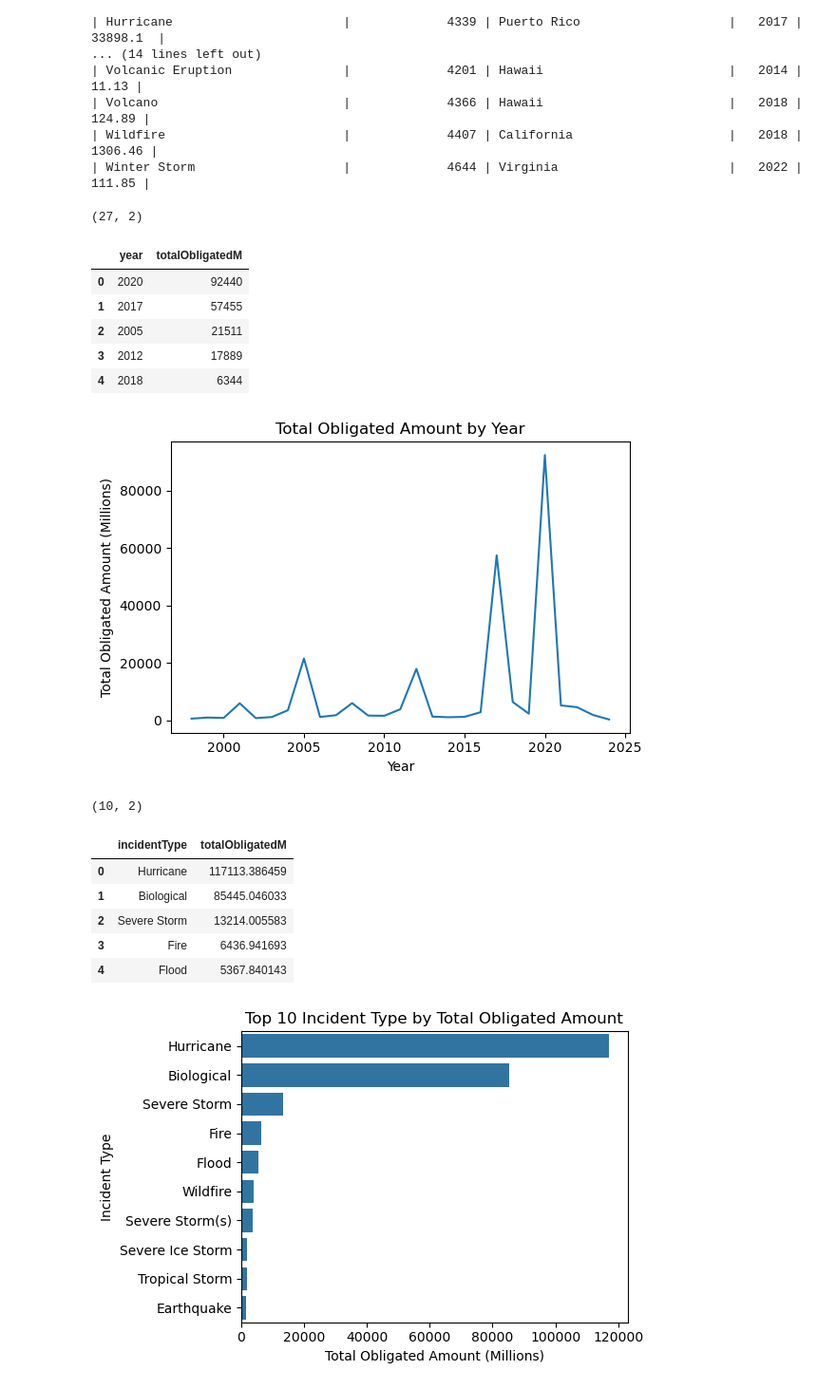
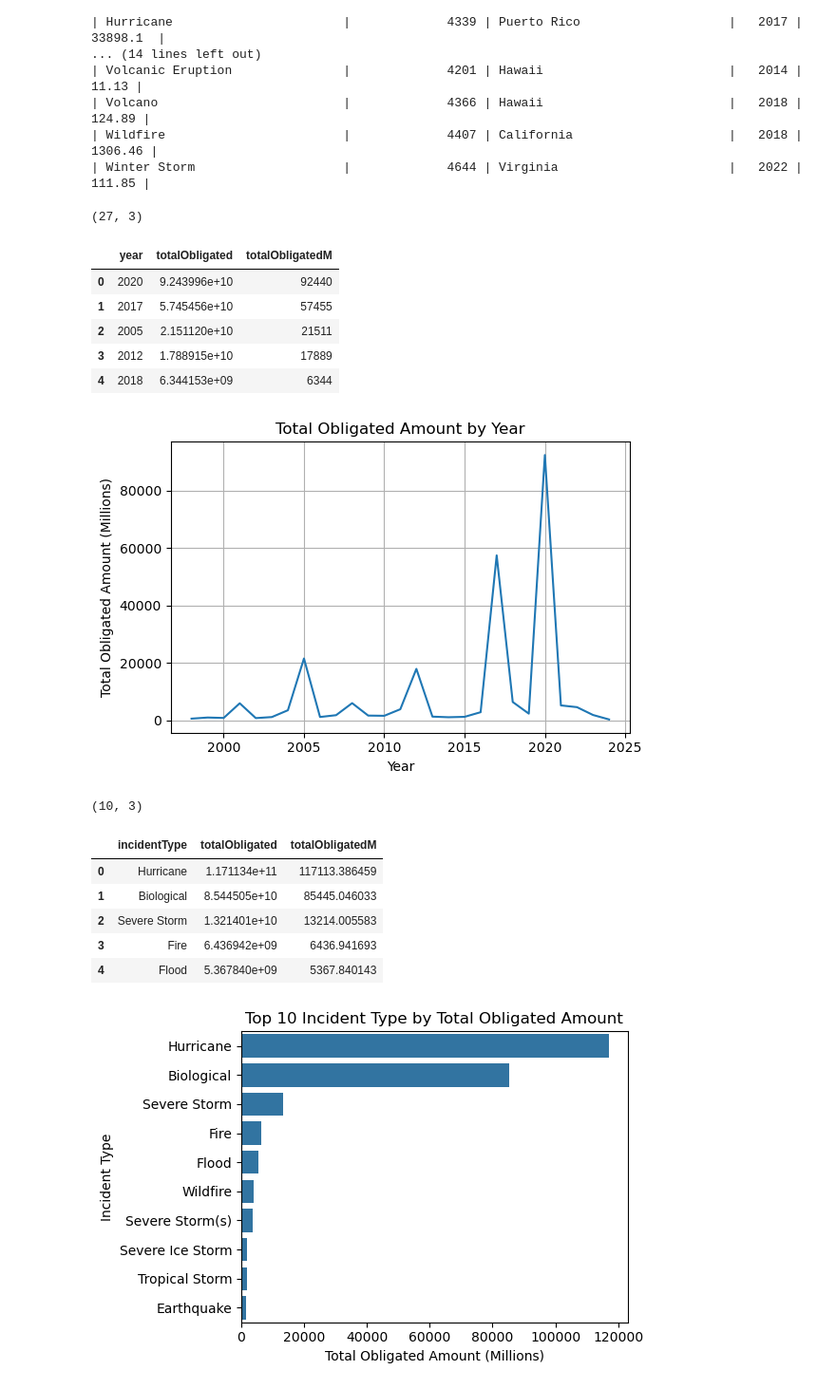
Before and after one commit to mebauer/fema-disaster-information, a Jupyter notebook: figures.ipynb, the cells around one changed output. Shown at 95% size. Drawn from its saved outputs; the diff is of its cells as text; code cells hidden in the pictures.

Commit message:
improve comments in figure notebook

```diff
--- a/figures.ipynb
+++ b/figures.ipynb
@@ -340,48 +359,51 @@ print(disasters_df.to_markdown(index=False))
 # %%
 sql = """
     SELECT
-        substring(declarationDate::VARCHAR, 1, 4)::INT as year,
+        strftime(declarationDate, '%Y')::INT AS year,
+        SUM(totalObligated) AS totalObligated,
         ROUND(SUM(totalObligated) / 1_000_000)::INT AS totalObligatedM
     FROM
         public_assistance
-    GROUP BY 1
-    ORDER BY
-        totalObligatedM DESC
+    GROUP BY year
+    ORDER BY totalObligatedM DESC
 """
 
 year_incident_df = con.sql(sql).df()
 
+# sanity check
 print(year_incident_df.shape)
 year_incident_df.head()
 # %% [output]
-(27, 2)
+(27, 3)
-|  | year | totalObligatedM |
-| 0 | 2020 | 92440 |
-| 1 | 2017 | 57455 |
-| 2 | 2005 | 21511 |
-| 3 | 2012 | 17889 |
-| 4 | 2018 | 6344 |
+|  | year | totalObligated | totalObligatedM |
+| 0 | 2020 | 9.243996e+10 | 92440 |
+| 1 | 2017 | 5.745456e+10 | 57455 |
+| 2 | 2005 | 2.151120e+10 | 21511 |
+| 3 | 2012 | 1.788915e+10 | 17889 |
+| 4 | 2018 | 6.344153e+09 | 6344 |
 # %%
 fig, ax = plt.subplots(figsize=(6, 4))
 
 sns.lineplot(
     data=year_incident_df,
     x='year',
     y='totalObligatedM',
     ax=ax
 )
 
 plt.title("Total Obligated Amount by Year")
 plt.xlabel("Year")
 plt.ylabel("Total Obligated Amount (Millions)")
+plt.grid(True)
 
 plt.tight_layout()
 # %% [output]
-[figure, old version]
+[figure, new version]
 # %%
 sql = """
     SELECT
         incidentType,
+        SUM(totalObligated) AS totalObligated,
         SUM(totalObligated) / 1_000_000 AS totalObligatedM
     FROM
         public_assistance
@@ -392,16 +414,17 @@ sql = """
 
 incident_df = con.sql(sql).df()
 
+# sanity check
 print(incident_df.shape)
 incident_df.head()
 # %% [output]
-(10, 2)
+(10, 3)
-|  | incidentType | totalObligatedM |
-| 0 | Hurricane | 117113.386459 |
-| 1 | Biological | 85445.046033 |
-| 2 | Severe Storm | 13214.005583 |
-| 3 | Fire | 6436.941693 |
-| 4 | Flood | 5367.840143 |
+|  | incidentType | totalObligated | totalObligatedM |
+| 0 | Hurricane | 1.171134e+11 | 117113.386459 |
+| 1 | Biological | 8.544505e+10 | 85445.046033 |
+| 2 | Severe Storm | 1.321401e+10 | 13214.005583 |
+| 3 | Fire | 6.436942e+09 | 6436.941693 |
+| 4 | Flood | 5.367840e+09 | 5367.840143 |
 # %%
 fig, ax = plt.subplots(figsize=(6, 4))
 
```
Also changed, not shown: parts of 21 cells of this notebook, 1 other file.
